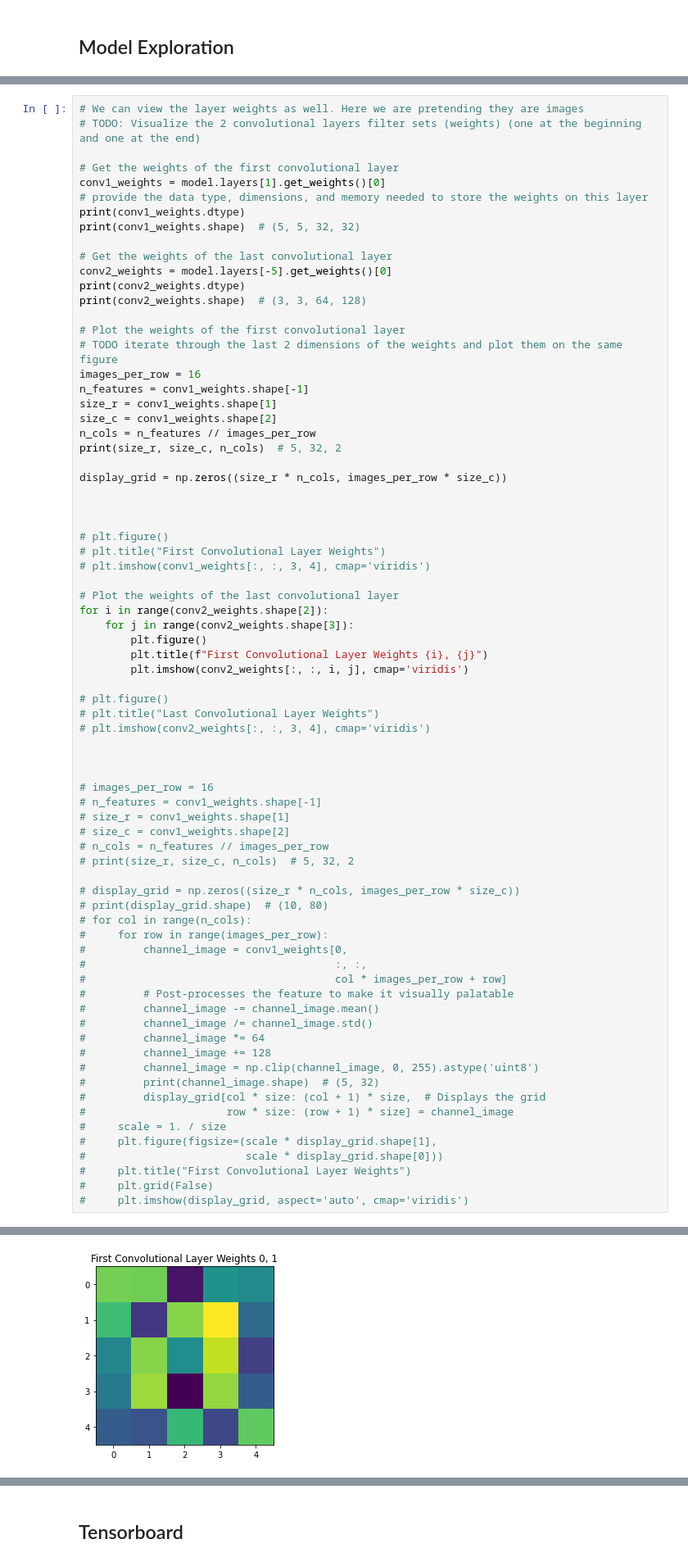
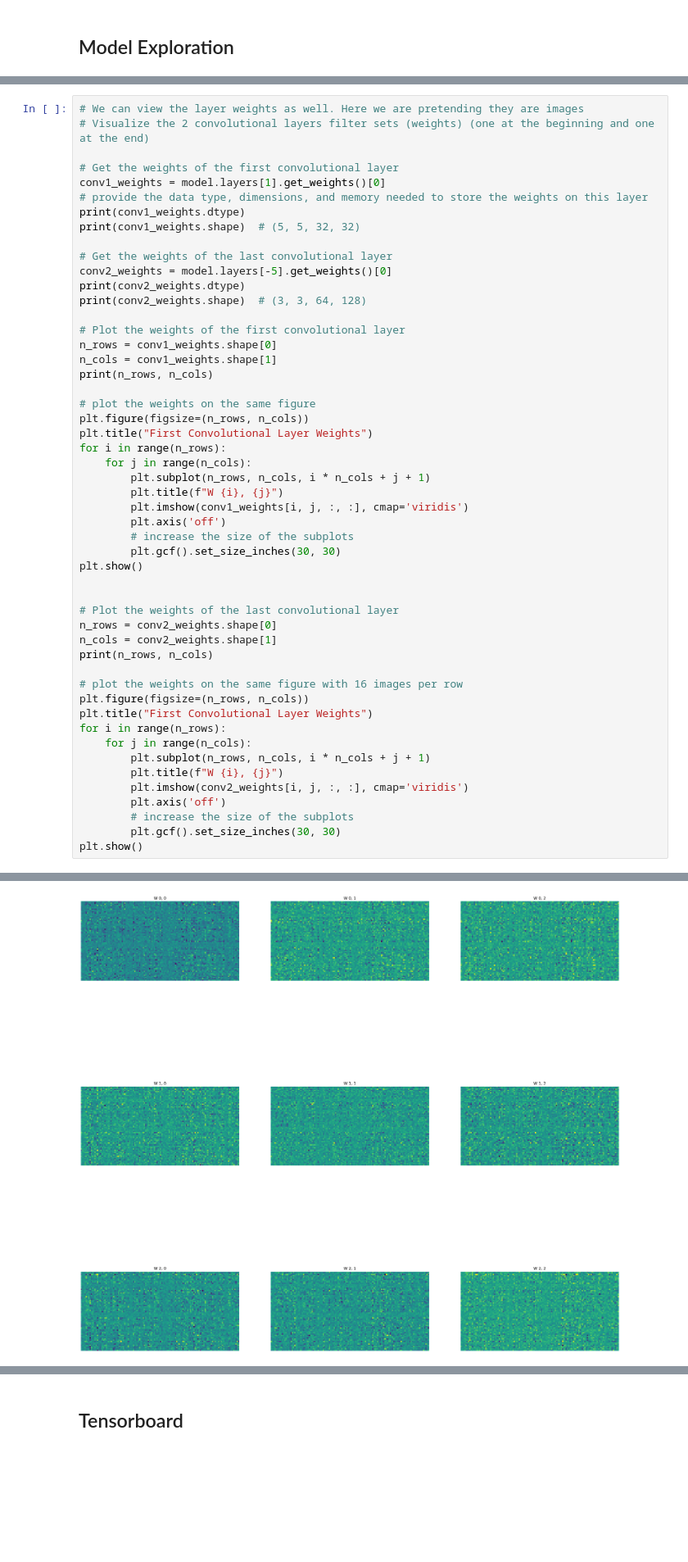
Before and after one commit to WebKingdom/CPRE587, a Jupyter notebook: lab1/487_lab1_Q.ipynb, the cells around one changed output, grey strips where cells are left out. Shown at 82% size. Saved outputs shown, nothing was run; the diff lists cells and outputs as text; blank space fills up the shorter version.

Commit message:
done visualization

```diff
--- a/lab1/487_lab1_Q.ipynb
+++ b/lab1/487_lab1_Q.ipynb
@@ -369,7 +371,7 @@ tf.keras.utils.plot_model(model, "model.png", show_shapes=True, show_dtype=True,
 [figure]
 # %%
 # We can view the layer weights as well. Here we are pretending they are images
-# TODO: Visualize the 2 convolutional layers filter sets (weights) (one at the beginning and one at the end)
+# Visualize the 2 convolutional layers filter sets (weights) (one at the beginning and one at the end)
 
 # Get the weights of the first convolutional layer
 conv1_weights = model.layers[1].get_weights()[0]
@@ -383,64 +385,41 @@ print(conv2_weights.dtype)
 print(conv2_weights.shape)  # (3, 3, 64, 128)
 
 # Plot the weights of the first convolutional layer
-# TODO iterate through the last 2 dimensions of the weights and plot them on the same figure
-images_per_row = 16
-n_features = conv1_weights.shape[-1]
-size_r = conv1_weights.shape[1]
-size_c = conv1_weights.shape[2]
-n_cols = n_features // images_per_row
-print(size_r, size_c, n_cols)  # 5, 32, 2
+n_rows = conv1_weights.shape[0]
+n_cols = conv1_weights.shape[1]
+print(n_rows, n_cols)
 
-display_grid = np.zeros((size_r * n_cols, images_per_row * size_c))
+# plot the weights on the same figure
+plt.figure(figsize=(n_rows, n_cols))
+plt.title("First Convolutional Layer Weights")
+for i in range(n_rows):
+    for j in range(n_cols):
+        plt.subplot(n_rows, n_cols, i * n_cols + j + 1)
+        plt.title(f"W {i}, {j}")
+        plt.imshow(conv1_weights[i, j, :, :], cmap='viridis')
+        plt.axis('off')
+        # increase the size of the subplots
+        plt.gcf().set_size_inches(30, 30)
+plt.show()
 
 
+# Plot the weights of the last convolutional layer
+n_rows = conv2_weights.shape[0]
+n_cols = conv2_weights.shape[1]
+print(n_rows, n_cols)
 
-# plt.figure()
-# plt.title("First Convolutional Layer Weights")
-# plt.imshow(conv1_weights[:, :, 3, 4], cmap='viridis')
-
-# Plot the weights of the last convolutional layer
-for i in range(conv2_weights.shape[2]):
-    for j in range(conv2_weights.shape[3]):
-        plt.figure()
-        plt.title(f"First Convolutional Layer Weights {i}, {j}")
-        plt.imshow(conv2_weights[:, :, i, j], cmap='viridis')
-
-# plt.figure()
-# plt.title("Last Convolutional Layer Weights")
-# plt.imshow(conv2_weights[:, :, 3, 4], cmap='viridis')
-
-
-
-# images_per_row = 16
-# n_features = conv1_weights.shape[-1]
-# size_r = conv1_weights.shape[1]
-# size_c = conv1_weights.shape[2]
-# n_cols = n_features // images_per_row
-# print(size_r, size_c, n_cols)  # 5, 32, 2
-
-# display_grid = np.zeros((size_r * n_cols, images_per_row * size_c))
-# print(display_grid.shape)  # (10, 80)
-# for col in range(n_cols):
-#     for row in range(images_per_row):
-#         channel_image = conv1_weights[0,
-#                                       :, :,
-#                                       col * images_per_row + row]
-#         # Post-processes the feature to make it visually palatable
-#         channel_image -= channel_image.mean()
-#         channel_image /= channel_image.std()
-#         channel_image *= 64
-#         channel_image += 128
-#         channel_image = np.clip(channel_image, 0, 255).astype('uint8')
-#         print(channel_image.shape)  # (5, 32)
-#         display_grid[col * size: (col + 1) * size,  # Displays the grid
-#                      row * size: (row + 1) * size] = channel_image
-#     scale = 1. / size
-#     plt.figure(figsize=(scale * display_grid.shape[1],
-#                         scale * display_grid.shape[0]))
-#     plt.title("First Convolutional Layer Weights")
-#     plt.grid(False)
-#     plt.imshow(display_grid, aspect='auto', cmap='viridis')
+# plot the weights on the same figure with 16 images per row
+plt.figure(figsize=(n_rows, n_cols))
+plt.title("First Convolutional Layer Weights")
+for i in range(n_rows):
+    for j in range(n_cols):
+        plt.subplot(n_rows, n_cols, i * n_cols + j + 1)
+        plt.title(f"W {i}, {j}")
+        plt.imshow(conv2_weights[i, j, :, :], cmap='viridis')
+        plt.axis('off')
+        # increase the size of the subplots
+        plt.gcf().set_size_inches(30, 30)
+plt.show()
 # %% [output]
 float32
 (5, 5, 32, 32)
@@ -451 +431 @@ KeyboardInterrupt:
-[figure, old version]
+[figure, new version]
```
Also changed, not shown: parts of 8 cells of this notebook.
